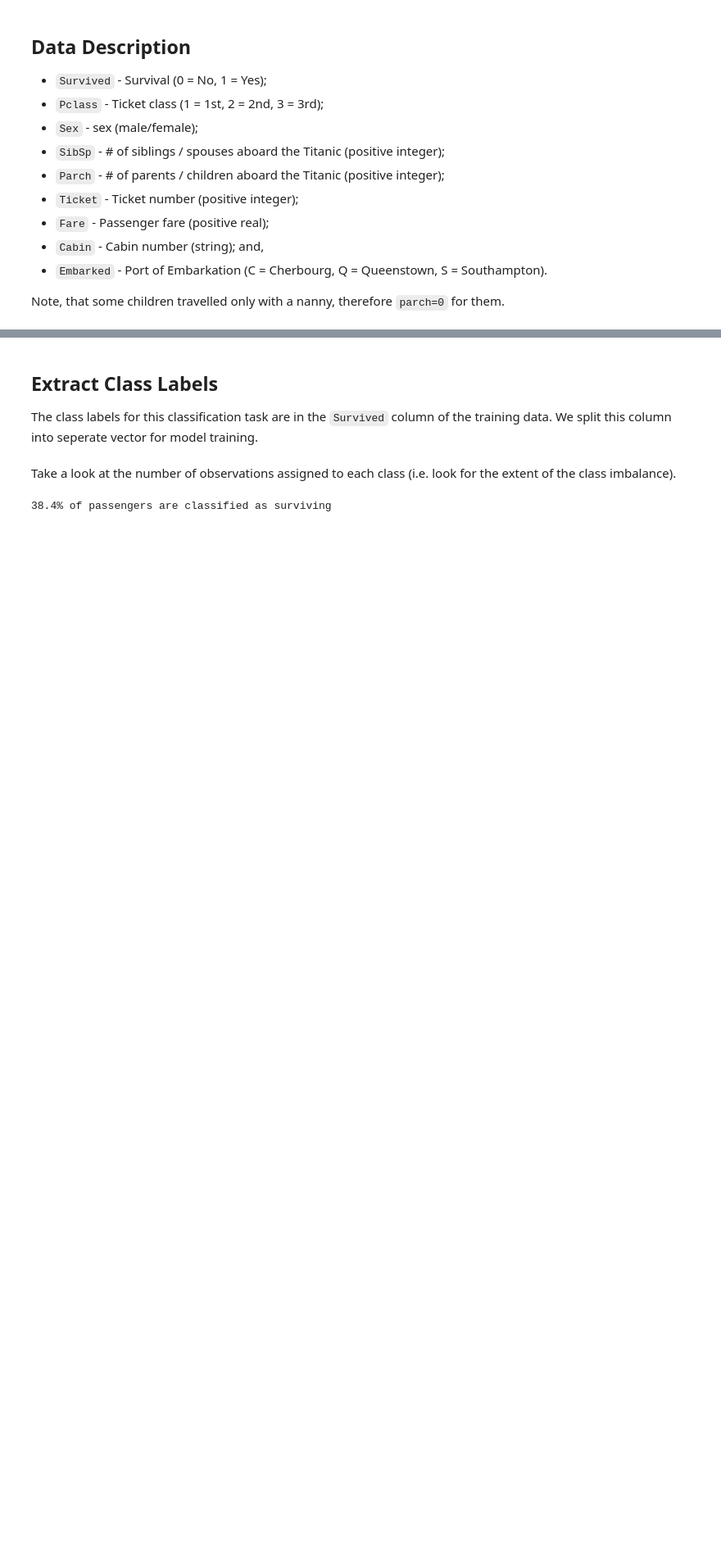
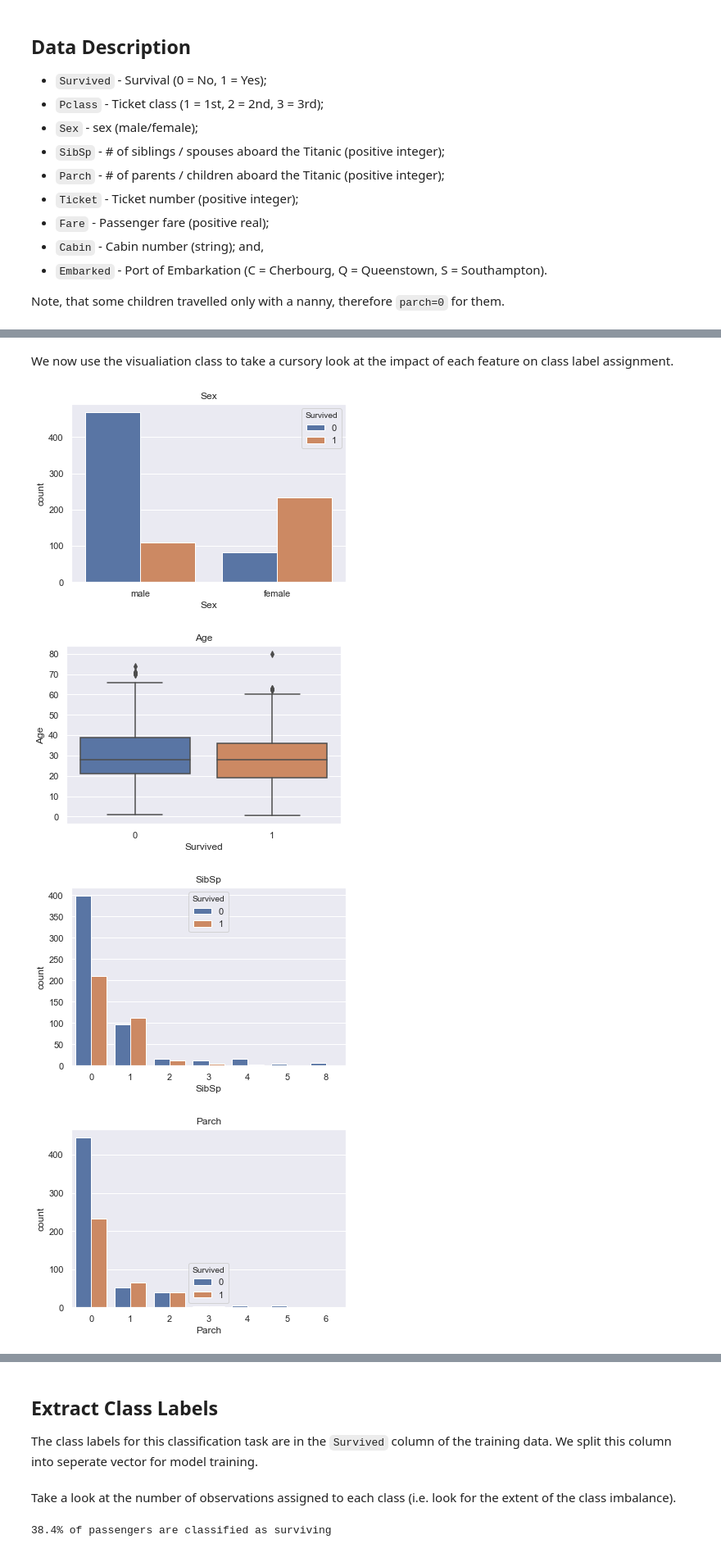
Before and after one commit to AlexIoannides/ml-workflow-automation, a Jupyter notebook: titanic-ml.ipynb, the cells around one changed output, grey strips where cells are left out. Shown: that part at 82% size. Saved outputs shown, nothing was run; the diff lists cells and outputs as text; code cells hidden in the pictures; blank space fills up the shorter version.

Commit message:
Automated data viz

```diff
--- a/titanic-ml.ipynb
+++ b/titanic-ml.ipynb
@@ -10,7 +10,10 @@ from datetime import datetime
 from typing import Any, Callable, Dict, Iterable
 
 import joblib
+import matplotlib.pyplot as plt
 import pandas as pd
+import seaborn as sns
+from seaborn import boxplot, countplot
 from pandas import DataFrame
 from numpy import ndarray
 from sklearn.base import BaseEstimator
@@ -29,6 +32,7 @@ from sklearn.preprocessing import StandardScaler
 from sklearn.svm import SVC
 
 warnings.filterwarnings('ignore')
+sns.set()
 # %% [markdown]
 ## Load Dataset
 # %%
@@ -93,0 +102,42 @@ data.head()
+# %%
+class VizFeatureBinaryClass:
+    """Automate binary classifier feature visualisation."""
+
+    def __init__(self, label_col: str, feature_cols: Iterable[str],
+                 data: DataFrame) -> None:
+        plot_data = data[feature_cols + [label_col]]
+        self.plots = {}
+        for feature in feature_cols:
+            fig, ax = plt.subplots()
+            plt.close(fig)
+            if plot_data[feature].dtype == 'float64':
+                plot = boxplot(x=label_col, y=feature, data=plot_data, ax=ax)
+            else:
+                plot = countplot(x=feature, hue=label_col, data=plot_data,
+                                 ax=ax)
+            plot.set_title(feature)
+            self.plots[feature] = plot
+
+    def show(self, feature: str) -> None:
+        """Display single plot."""
+        plot = self.plots[feature]
+        display(plot.figure)
+        return None
+
+    def show_all(self) -> None:
+        """Display all plots."""
+        for plot in self.plots.values():
+            display(plot.figure)
+        return None
+# %% [markdown]
+We now use the visualiation class to take a cursory look at the impact of each feature on class label assignment.
+# %%
+viz_features = VizFeatureBinaryClass(
+    'Survived', ['Sex', 'Age', 'SibSp', 'Parch', 'Fare', 'Embarked'], data)
+
+viz_features.show_all()
+# %% [output]
+[figure, added]
+[figure, added]
+[figure, added]
+[figure, added]
```
Also changed, not shown: parts of 2 cells of this notebook, 2 other files.
